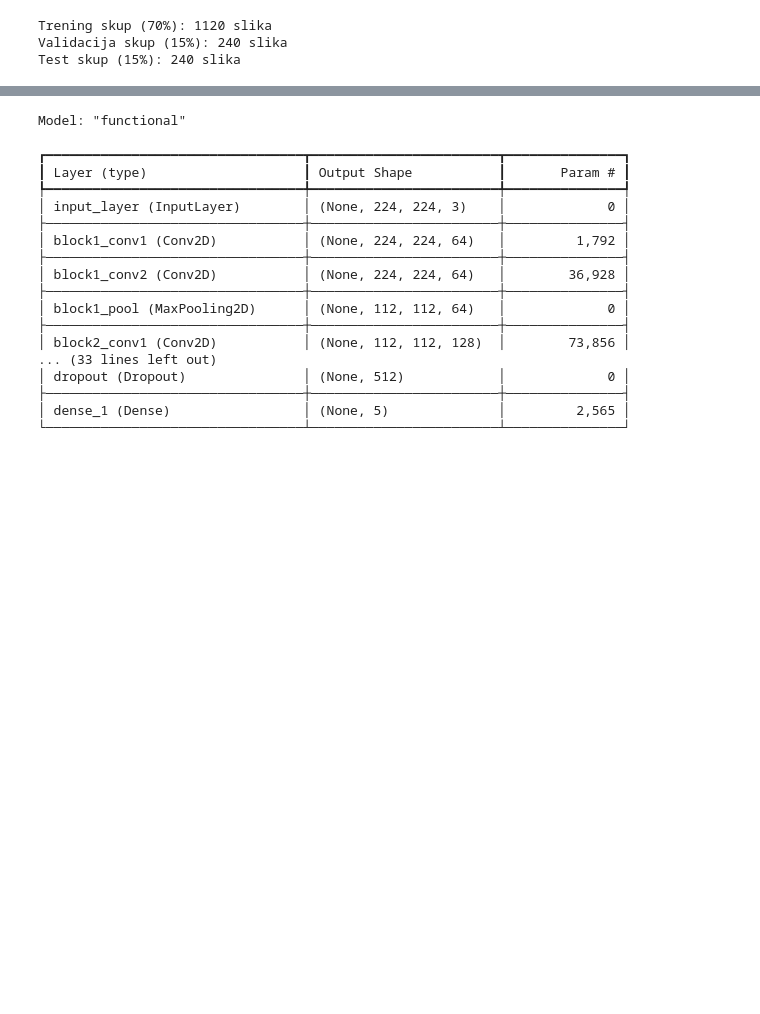
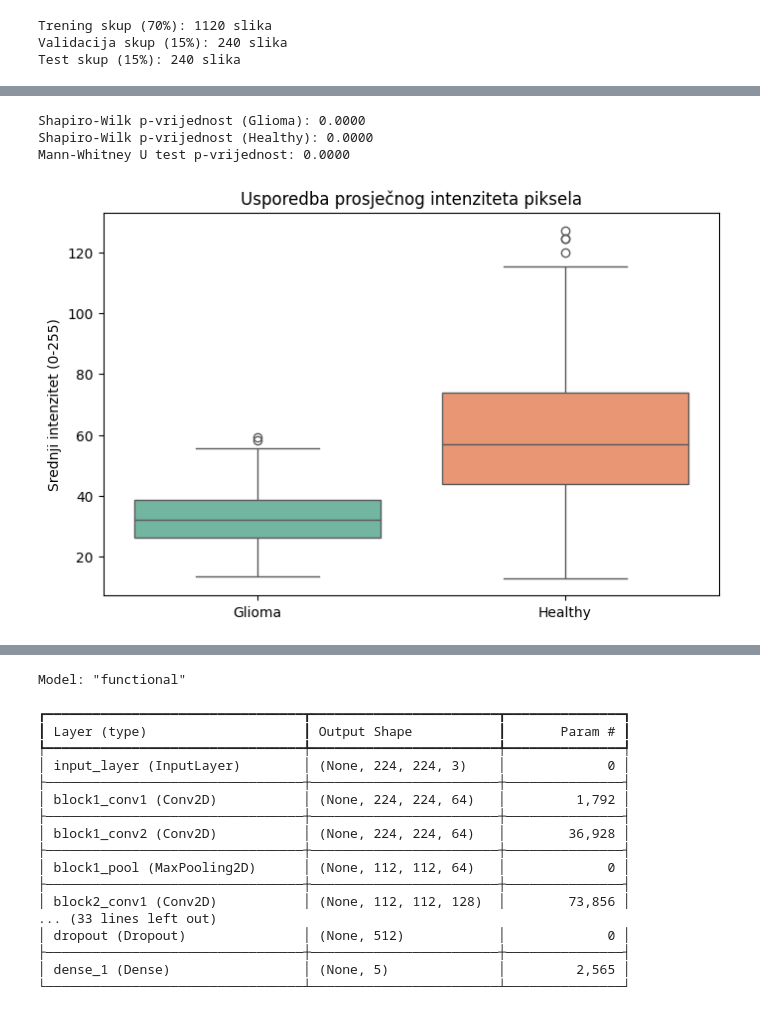
Before and after one commit to Nidzoki/brain-tumor-classification, a Jupyter notebook: notebooks/brain_tumor_classification.ipynb, the cells around one changed output, grey strips where cells are left out. Drawn from its saved outputs; the diff is of its cells as text; code cells hidden in the pictures; blank space fills up the shorter version.

```diff
--- a/notebooks/brain_tumor_classification.ipynb
+++ b/notebooks/brain_tumor_classification.ipynb
@@ -81,0 +129,18 @@ Test skup (15%): 240 slika
+# %%
+print(f"Shapiro-Wilk p-vrijednost (Glioma): {p1:.4f}")
+print(f"Shapiro-Wilk p-vrijednost (Healthy): {p2:.4f}")
+
+u_stat, p_val = stats.mannwhitneyu(glioma_mean_pixel_intensity, healthy_mean_pixel_intensity)
+print(f"Mann-Whitney U test p-vrijednost: {p_val:.4f}")
+
+plt.figure(figsize=(8, 5))
+sns.boxplot(data=[glioma_mean_pixel_intensity, healthy_mean_pixel_intensity], palette="Set2")
+plt.xticks([0, 1], ['Glioma', 'Healthy'])
+plt.title('Usporedba prosječnog intenziteta piksela')
+plt.ylabel('Srednji intenzitet (0-255)')
+plt.show()
+# %% [output]
+Shapiro-Wilk p-vrijednost (Glioma): 0.0000
+Shapiro-Wilk p-vrijednost (Healthy): 0.0000
+Mann-Whitney U test p-vrijednost: 0.0000
+[figure, added]
```
Also changed, not shown: parts of 26 cells of this notebook, 2 other files.
